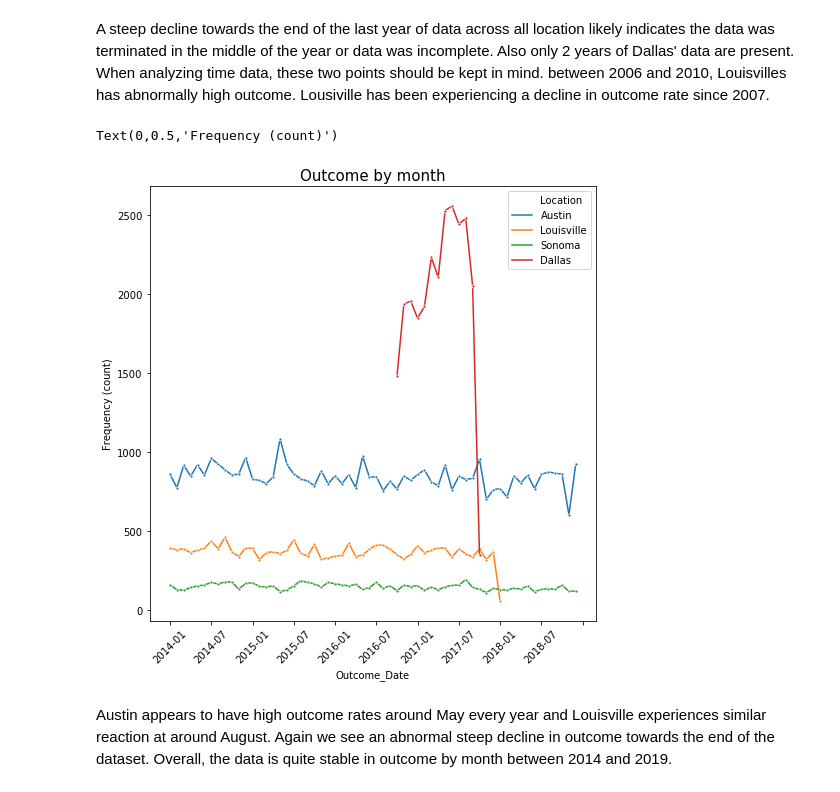
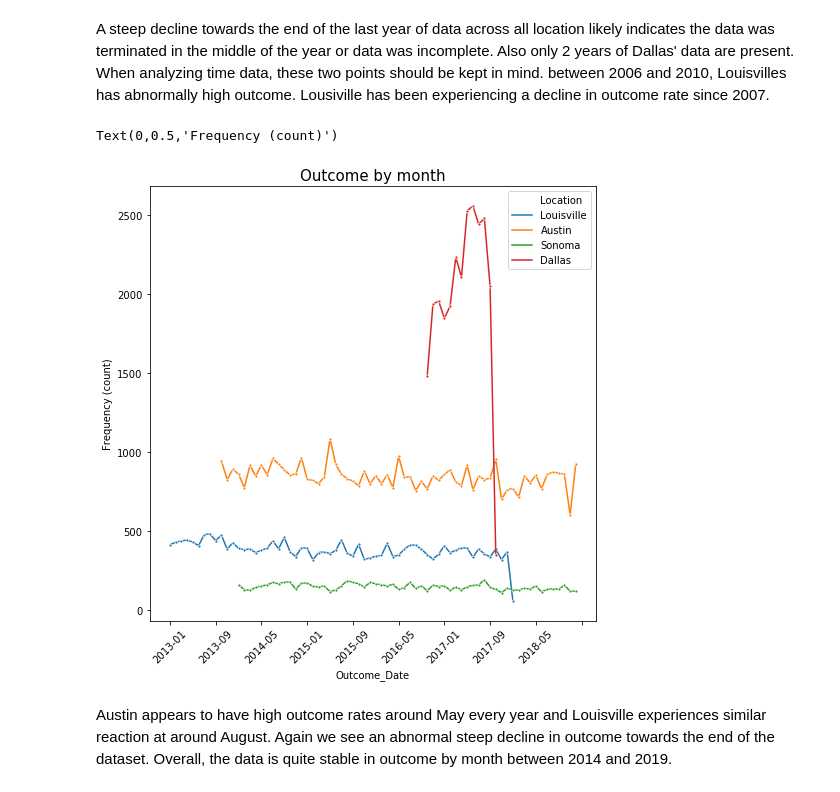
Before and after one commit to activerabbit/Springboard, a Jupyter notebook: Project/Machine Learning.ipynb, the cells around one changed output. Drawn from its saved outputs; the diff is of its cells as text; code cells hidden in the pictures.

```diff
--- a/Project/Machine Learning.ipynb
+++ b/Project/Machine Learning.ipynb
@@ -419,0 +441,3 @@ merge_data = merge_data.replace({'Sex': 'Litter'}, 'Unknown')
+# %%
+#feature engineering of Intake Status
+merge_data = merge_data.replace({'Chip_Status': ['Scan no chip', 'Unable to scan']}, 'No chip/un-scanable')
@@ -419,0 +458,3 @@ merge_data = merge_data.replace({'Sex': 'Litter'}, 'Unknown')
+# %%
+#feature engineer intake status
+merge_data = merge_data.replace({'Intake_Status': ['Heartworm', 'Ringworm']}, 'Sick')
@@ -420,3 +493,35 @@ merge_data = merge_data.replace({'Sex': 'Litter'}, 'Unknown')
+# %%
+merge_data = merge_data.replace({'Intake_Subtype': ['Over the counter_stray', 'Fld_stray']}, 'Stray')
+
+merge_data = merge_data.replace({'Intake_Subtype': ['Over the counter_return to owner', 'Field_return to owner']}, 'RTO')
+
+merge_data = merge_data.replace({'Intake_Subtype': [' ', '#name?']}, 'Unknown')
+
+merge_data = merge_data.replace({'Intake_Subtype': ['Over the counter']}, 'Otc')
+
+merge_data = merge_data.replace({'Intake_Subtype': ['Danger - dead on arrival', 'Keep safe - dead on arrival',
+                                                    'Quarantine - dead on arrival', 'Cruelt - dead on arrival']}, 'Dead')
+
+merge_data = merge_data.replace({'Intake_Subtype': ['Fld_evict', 'Over the counter_evict']}, 'Eviction')
+
+merge_data = merge_data.replace({'Intake_Subtype': ['Euthanasia requested']}, 'Euth req')
+
+
+merge_data = merge_data.replace({'Intake_Subtype': ['Fld_hosptl', 'vet_hosp', 'Vet_hosp']}, 'Hospital')
+
+merge_data = merge_data.replace({'Intake_Subtype': ['Fld_arrest', 'Over the counter_arrest']}, 'Arrest')
+
+merge_data = merge_data.replace({'Intake_Subtype': ['Fld_coronr', 'Over the counter_coronr']}, 'coronr')
+
+merge_data = merge_data.replace({'Intake_Subtype': ['Return 30', 'Return30']}, 'Return')
+
+merge_data = merge_data.replace({'Intake_Subtype': ['Field_os', 'Over the counter_os']}, 'os')
+
+merge_data = merge_data.replace({'Intake_Subtype': ['Priv_shelt', 'Mun_shelt']}, 'Shelt')
+
+merge_data = merge_data.replace({'Intake_Subtype': ['Rescue grp']}, 'Rescue_grp')
+
+merge_data = merge_data.replace({'Intake_Subtype': ['Fld_cruel']}, 'Cruelty')
 # %%
 def neuter_spay(string):
     """classify neuter and spay dog into a new feature"""
@@ -780,7 +885,7 @@ merge_data['Intake_month'] = merge_data.Intake_Date.dt.month
 merge_data['Intake_Date'] = merge_data['Intake_Date'].dt.strftime('%Y-%m')
 # %%
 #remove unused features
-merge_data = merge_data.drop(columns = ['DOB', 'Outcome_Subtype', 'index', 'Outcome_Condition'])
+merge_data = merge_data.drop(columns = ['DOB', 'index'])
 # %%
 merge_data.info()
 # %% [output]
@@ -1828,18 +1933,18 @@ A steep decline towards the end of the last year of data across all location lik
 # %%
 #examining seasonal change grouping the outcome by month and location
 month_year = (merge_data.groupby(['Location'])['Outcome_Date']
                 .value_counts()
                 .rename('Frequency')
-                .reset_index().sort_values('Outcome_Date'))
-lim_month_year = month_year[month_year.Outcome_Date > '2014'][month_year.Outcome_Date <'2019']
+                .reset_index()).sort_values(['Outcome_Date'])
+lim_month_year = month_year[month_year.Outcome_Date > '2013'][month_year.Outcome_Date <'2019']
 g = sns.lineplot(data = lim_month_year, x = 'Outcome_Date', y = 'Frequency', hue='Location', marker = ".")
 plt.setp(g.get_xticklabels(), rotation=45)
 g.xaxis.set_major_locator(plt.MaxNLocator(12))
 plt.title('Outcome by month', fontsize = 15)
 plt.ylabel('Frequency (count)')
 # %% [output]
 Text(0,0.5,'Frequency (count)')
-[figure, old version]
+[figure, new version]
 # %% [markdown]
 Austin appears to have high outcome rates around May every year and Louisville experiences similar reaction at around August. Again we see an abnormal steep decline in outcome towards the end of the dataset. Overall, the data is quite stable in outcome by month between 2014 and 2019.
 # %%
```
Also changed, not shown: parts of 176 cells of this notebook.
